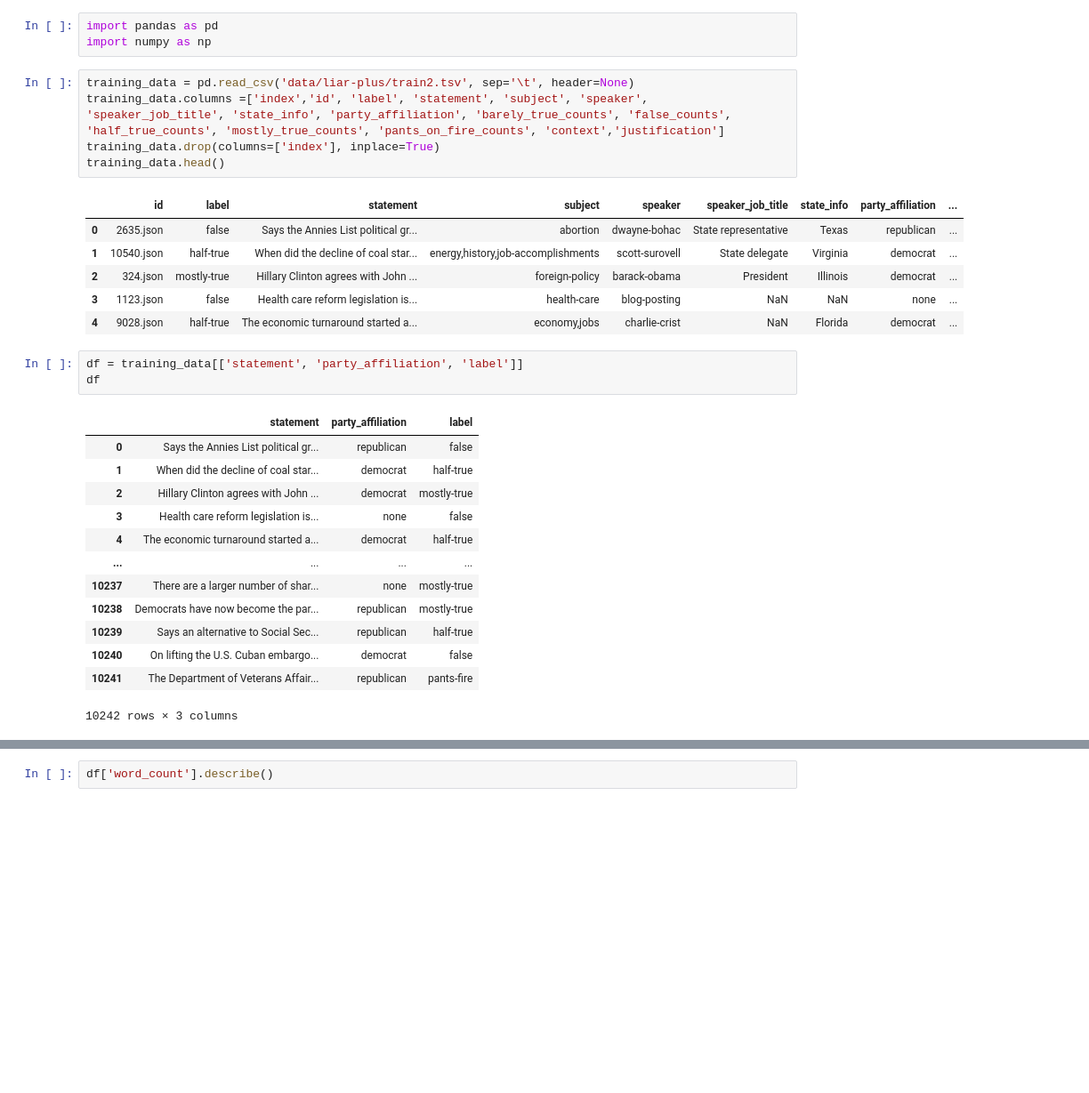
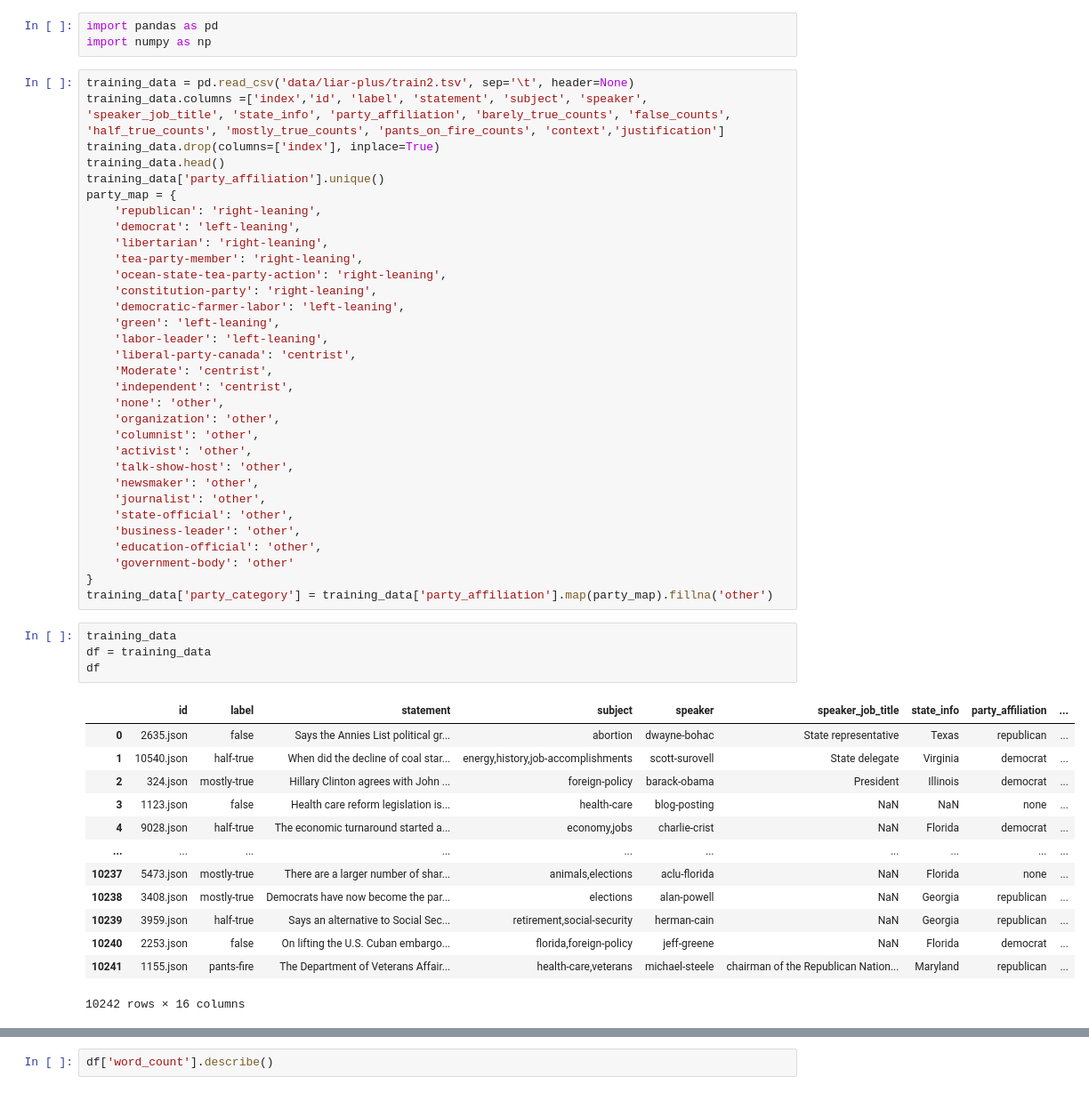
Before and after one commit to rxavier3/ai4good, a Jupyter notebook: pred.ipynb, the cells around one changed output, grey strips where cells are left out. Shown at 89% size. Cells and saved outputs as stored; diff of their text form; blank space fills up the shorter version.

```diff
--- a/pred.ipynb
+++ b/pred.ipynb
@@ -6,30 +29,51 @@ training_data = pd.read_csv('data/liar-plus/train2.tsv', sep='\t', header=None)
 training_data.columns =['index','id', 'label', 'statement', 'subject', 'speaker', 'speaker_job_title', 'state_info', 'party_affiliation', 'barely_true_counts', 'false_counts', 'half_true_counts', 'mostly_true_counts', 'pants_on_fire_counts', 'context','justification']
 training_data.drop(columns=['index'], inplace=True)
 training_data.head()
+training_data['party_affiliation'].unique()
+party_map = {
+    'republican': 'right-leaning',
+    'democrat': 'left-leaning',
+    'libertarian': 'right-leaning',
+    'tea-party-member': 'right-leaning',
+    'ocean-state-tea-party-action': 'right-leaning',
+    'constitution-party': 'right-leaning',
+    'democratic-farmer-labor': 'left-leaning',
+    'green': 'left-leaning',
+    'labor-leader': 'left-leaning',
+    'liberal-party-canada': 'centrist',
+    'Moderate': 'centrist',
+    'independent': 'centrist',
+    'none': 'other',
+    'organization': 'other',
+    'columnist': 'other',
+    'activist': 'other',
+    'talk-show-host': 'other',
+    'newsmaker': 'other',
+    'journalist': 'other',
+    'state-official': 'other',
+    'business-leader': 'other',
+    'education-official': 'other',
+    'government-body': 'other'
+}
+training_data['party_category'] = training_data['party_affiliation'].map(party_map).fillna('other')
-# %% [output]
-|  | id | label | statement | subject | speaker | speaker_job_title | state_info | party_affiliation | ... |
-| 0 | 2635.json | false | Says the Annies List political gr... | abortion | dwayne-bohac | State representative | Texas | republican | ... |
-| 1 | 10540.json | half-true | When did the decline of coal star... | energy,history,job-accomplishments | scott-surovell | State delegate | Virginia | democrat | ... |
-| 2 | 324.json | mostly-true | Hillary Clinton agrees with John ... | foreign-policy | barack-obama | President | Illinois | democrat | ... |
-| 3 | 1123.json | false | Health care reform legislation is... | health-care | blog-posting | NaN | NaN | none | ... |
-| 4 | 9028.json | half-true | The economic turnaround started a... | economy,jobs | charlie-crist | NaN | Florida | democrat | ... |
 # %%
-df = training_data[['statement', 'party_affiliation', 'label']]
+training_data
+df = training_data
 df
 # %% [output]
-|  | statement | party_affiliation | label |
-| 0 | Says the Annies List political gr... | republican | false |
-| 1 | When did the decline of coal star... | democrat | half-true |
-| 2 | Hillary Clinton agrees with John ... | democrat | mostly-true |
-| 3 | Health care reform legislation is... | none | false |
-| 4 | The economic turnaround started a... | democrat | half-true |
-| ... | ... | ... | ... |
-| 10237 | There are a larger number of shar... | none | mostly-true |
-| 10238 | Democrats have now become the par... | republican | mostly-true |
-| 10239 | Says an alternative to Social Sec... | republican | half-true |
-| 10240 | On lifting the U.S. Cuban embargo... | democrat | false |
-| 10241 | The Department of Veterans Affair... | republican | pants-fire |
+|  | id | label | statement | subject | speaker | speaker_job_title | state_info | party_affiliation | ... |
+| 0 | 2635.json | false | Says the Annies List political gr... | abortion | dwayne-bohac | State representative | Texas | republican | ... |
+| 1 | 10540.json | half-true | When did the decline of coal star... | energy,history,job-accomplishments | scott-surovell | State delegate | Virginia | democrat | ... |
+| 2 | 324.json | mostly-true | Hillary Clinton agrees with John ... | foreign-policy | barack-obama | President | Illinois | democrat | ... |
+| 3 | 1123.json | false | Health care reform legislation is... | health-care | blog-posting | NaN | NaN | none | ... |
+| 4 | 9028.json | half-true | The economic turnaround started a... | economy,jobs | charlie-crist | NaN | Florida | democrat | ... |
+| ... | ... | ... | ... | ... | ... | ... | ... | ... | ... |
+| 10237 | 5473.json | mostly-true | There are a larger number of shar... | animals,elections | aclu-florida | NaN | Florida | none | ... |
+| 10238 | 3408.json | mostly-true | Democrats have now become the par... | elections | alan-powell | NaN | Georgia | republican | ... |
+| 10239 | 3959.json | half-true | Says an alternative to Social Sec... | retirement,social-security | herman-cain | NaN | Georgia | republican | ... |
+| 10240 | 2253.json | false | On lifting the U.S. Cuban embargo... | florida,foreign-policy | jeff-greene | NaN | Florida | democrat | ... |
+| 10241 | 1155.json | pants-fire | The Department of Veterans Affair... | health-care,veterans | michael-steele | chairman of the Republican Nation... | Maryland | republican | ... |
-10242 rows × 3 columns
+10242 rows × 16 columns
 # %%
 df['word_count'] = df['statement'].apply(lambda x: len(x.split()) if pd.notnull(x) else 0)
 df
```
Also changed, not shown: parts of 9 cells of this notebook, 4 other files.
